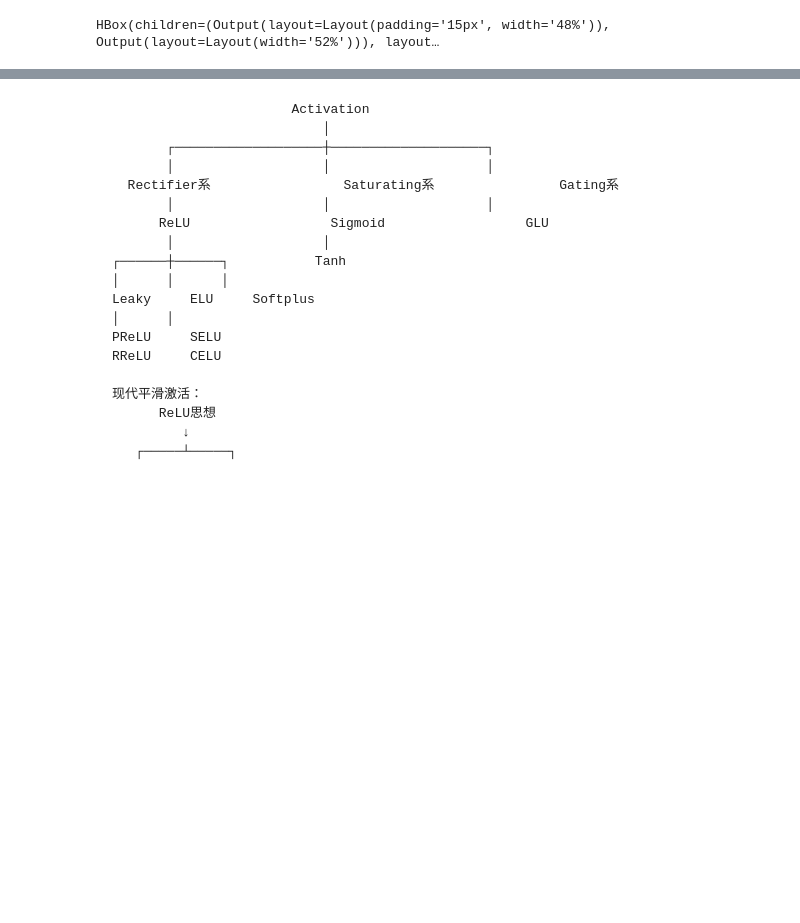
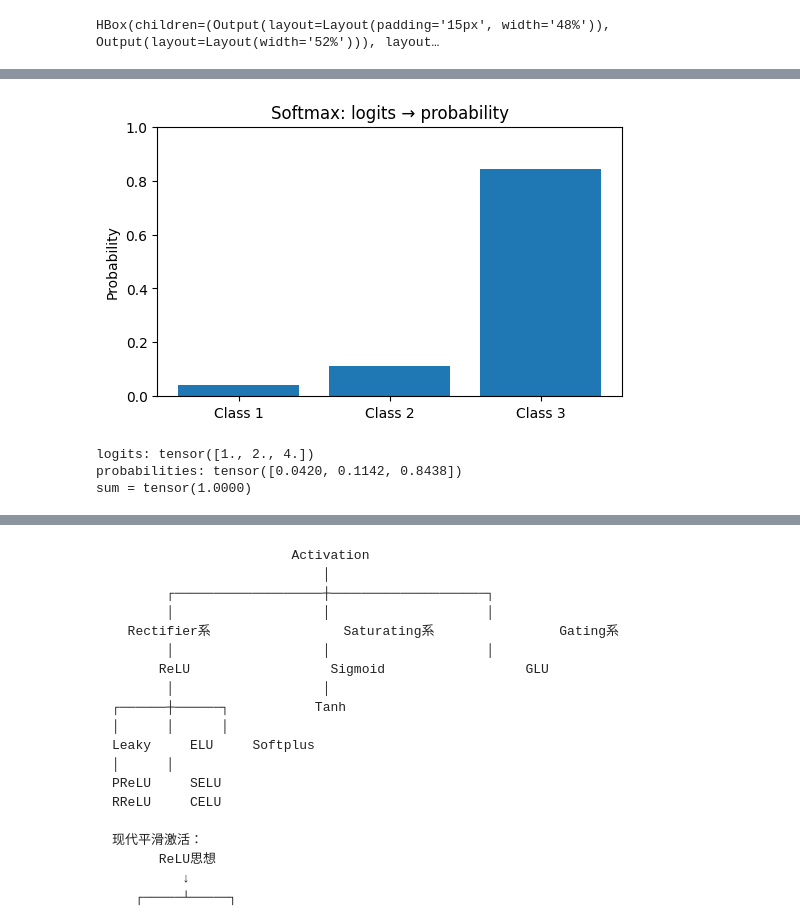
Before and after one commit to zyf-hitsz/PytorchLearning, a Jupyter notebook: 神经网络/非线性激活层/Non_linearActivations .ipynb, the cells around one changed output, grey strips where cells are left out. Saved outputs shown, nothing was run; the diff lists cells and outputs as text; code cells hidden in the pictures; blank space fills up the shorter version.

```diff
--- a/神经网络/非线性激活层/Non_linearActivations .ipynb
+++ b/神经网络/非线性激活层/Non_linearActivations .ipynb
@@ -479,0 +1414,32 @@ HBox(children=(Output(layout=Layout(padding='15px', width='48%')), Output(layout
+# %%
+
+### Code Cell
+import torch
+import matplotlib.pyplot as plt
+
+logits = torch.tensor([1.0, 2.0, 4.0])
+
+softmax = nn.Softmax(dim=0)
+prob = softmax(logits)
+
+plt.figure(figsize=(6, 3.5))
+plt.bar(
+    ["Class 1", "Class 2", "Class 3"],
+    prob.numpy()
+)
+
+plt.ylabel("Probability")
+plt.title("Softmax: logits → probability")
+
+plt.ylim(0, 1)
+
+plt.show()
+
+print("logits:", logits)
+print("probabilities:", prob)
+print("sum =", prob.sum())
+# %% [output]
+[figure, added]
+logits: tensor([1., 2., 4.])
+probabilities: tensor([0.0420, 0.1142, 0.8438])
+sum = tensor(1.0000)
```
Also changed, not shown: parts of 36 cells of this notebook.
